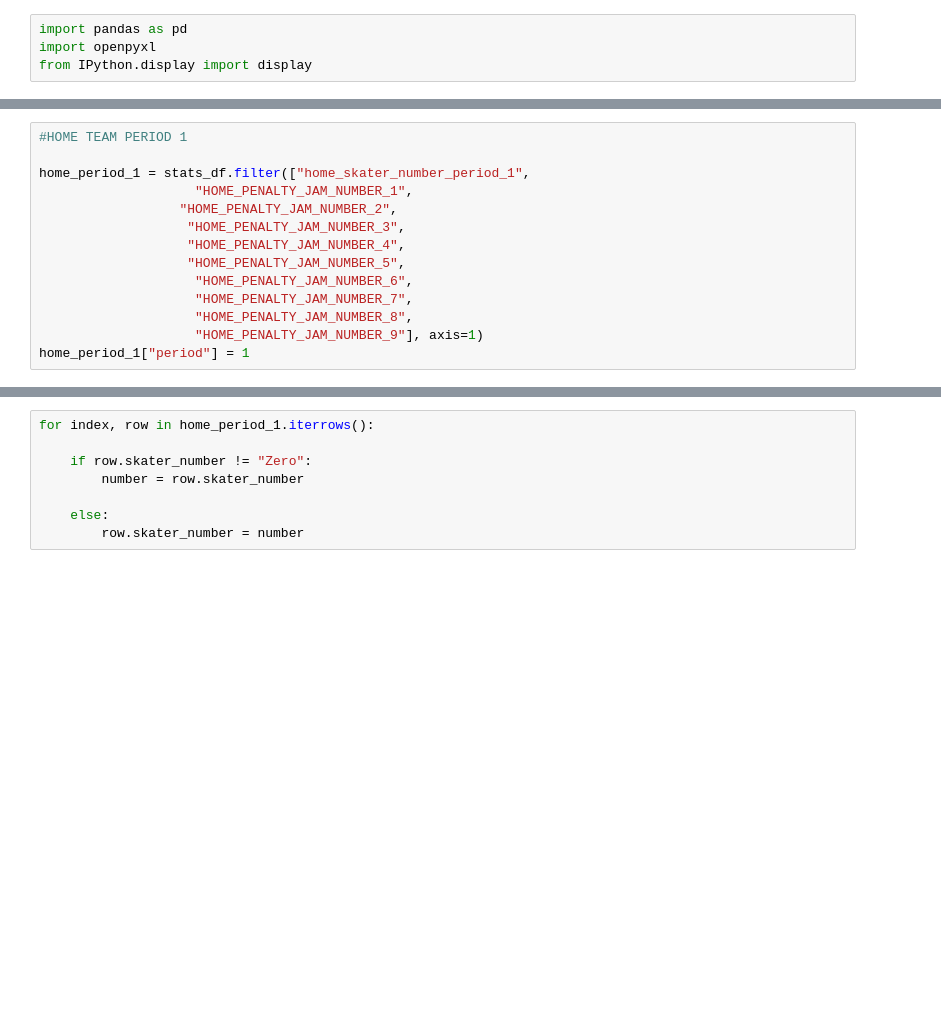
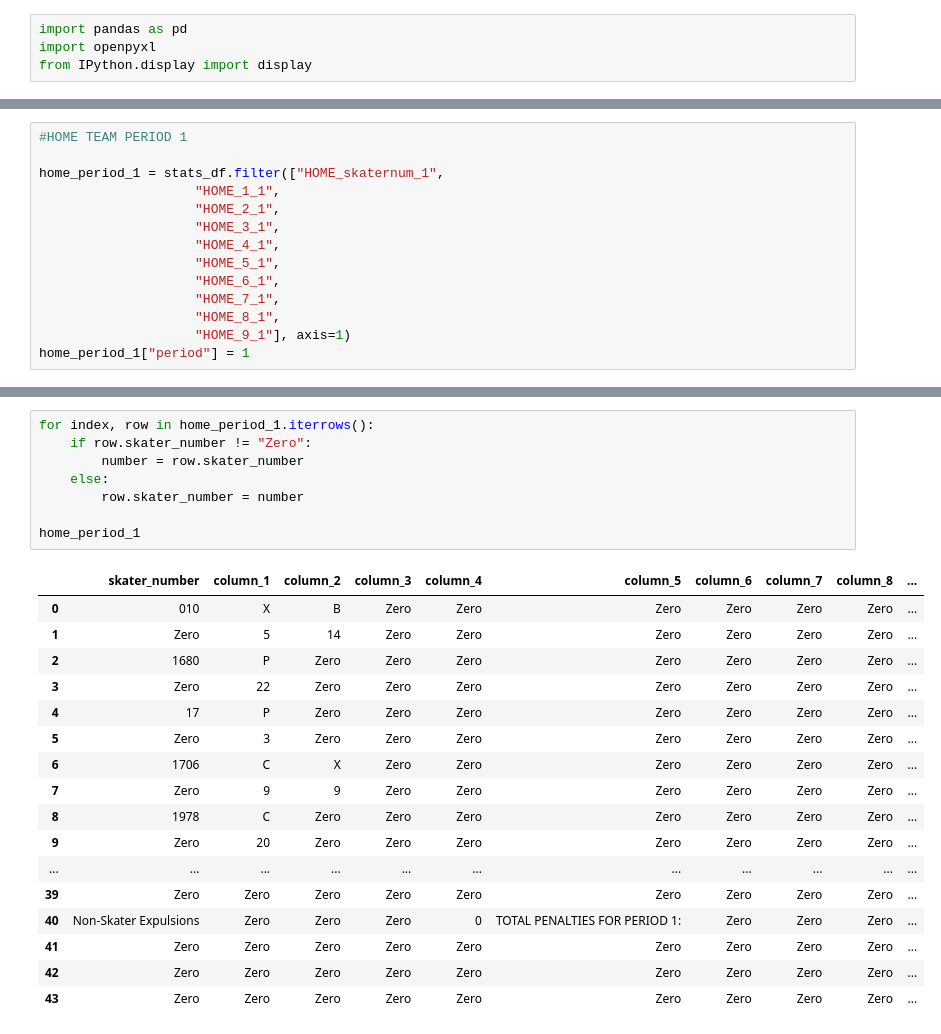
Before and after one commit to Jen-Dean/GGRD_DataBase, a Jupyter notebook: draft_notebooks/draft_penalties_function_version_1.ipynb, the cells around one changed output, grey strips where cells are left out. Drawn from its saved outputs; the diff is of its cells as text; blank space fills up the shorter version.

```diff
--- a/draft_notebooks/draft_penalties_function_version_1.ipynb
+++ b/draft_notebooks/draft_penalties_function_version_1.ipynb
@@ -112,16 +118,16 @@ home_period_2["period"] = 2
 # %%
 #HOME TEAM PERIOD 1
 
-home_period_1 = stats_df.filter(["home_skater_number_period_1",
-                    "HOME_PENALTY_JAM_NUMBER_1",
-                  "HOME_PENALTY_JAM_NUMBER_2",
-                   "HOME_PENALTY_JAM_NUMBER_3",
-                   "HOME_PENALTY_JAM_NUMBER_4",
-                   "HOME_PENALTY_JAM_NUMBER_5",
-                    "HOME_PENALTY_JAM_NUMBER_6",
-                    "HOME_PENALTY_JAM_NUMBER_7",
-                    "HOME_PENALTY_JAM_NUMBER_8",
-                    "HOME_PENALTY_JAM_NUMBER_9"], axis=1)
+home_period_1 = stats_df.filter(["HOME_skaternum_1",
+                    "HOME_1_1",
+                    "HOME_2_1",
+                    "HOME_3_1",
+                    "HOME_4_1",
+                    "HOME_5_1",
+                    "HOME_6_1",
+                    "HOME_7_1",
+                    "HOME_8_1",
+                    "HOME_9_1"], axis=1)
 home_period_1["period"] = 1
 # %%
 home_period_1.head(2)
@@ -192,10 +222,28 @@ home_period_1.head()
 # %%
 for index, row in home_period_1.iterrows():
-
     if row.skater_number != "Zero":
         number = row.skater_number
-
     else:
         row.skater_number = number
+
+home_period_1
+# %% [output]
+|  | skater_number | column_1 | column_2 | column_3 | column_4 | column_5 | column_6 | column_7 | column_8 | ... |
+| 0 | 010 | X | B | Zero | Zero | Zero | Zero | Zero | Zero | ... |
+| 1 | Zero | 5 | 14 | Zero | Zero | Zero | Zero | Zero | Zero | ... |
+| 2 | 1680 | P | Zero | Zero | Zero | Zero | Zero | Zero | Zero | ... |
+| 3 | Zero | 22 | Zero | Zero | Zero | Zero | Zero | Zero | Zero | ... |
+| 4 | 17 | P | Zero | Zero | Zero | Zero | Zero | Zero | Zero | ... |
+| 5 | Zero | 3 | Zero | Zero | Zero | Zero | Zero | Zero | Zero | ... |
+| 6 | 1706 | C | X | Zero | Zero | Zero | Zero | Zero | Zero | ... |
+| 7 | Zero | 9 | 9 | Zero | Zero | Zero | Zero | Zero | Zero | ... |
+| 8 | 1978 | C | Zero | Zero | Zero | Zero | Zero | Zero | Zero | ... |
+| 9 | Zero | 20 | Zero | Zero | Zero | Zero | Zero | Zero | Zero | ... |
+| ... | ... | ... | ... | ... | ... | ... | ... | ... | ... | ... |
+| 39 | Zero | Zero | Zero | Zero | Zero | Zero | Zero | Zero | Zero | ... |
+| 40 | Non-Skater Expulsions | Zero | Zero | Zero | 0 | TOTAL PENALTIES FOR PERIOD 1: | Zero | Zero | Zero | ... |
+| 41 | Zero | Zero | Zero | Zero | Zero | Zero | Zero | Zero | Zero | ... |
+| 42 | Zero | Zero | Zero | Zero | Zero | Zero | Zero | Zero | Zero | ... |
+| 43 | Zero | Zero | Zero | Zero | Zero | Zero | Zero | Zero | Zero | ... |
 # %%
 home_period_1.head()
```
Also changed, not shown: parts of 11 cells of this notebook.
